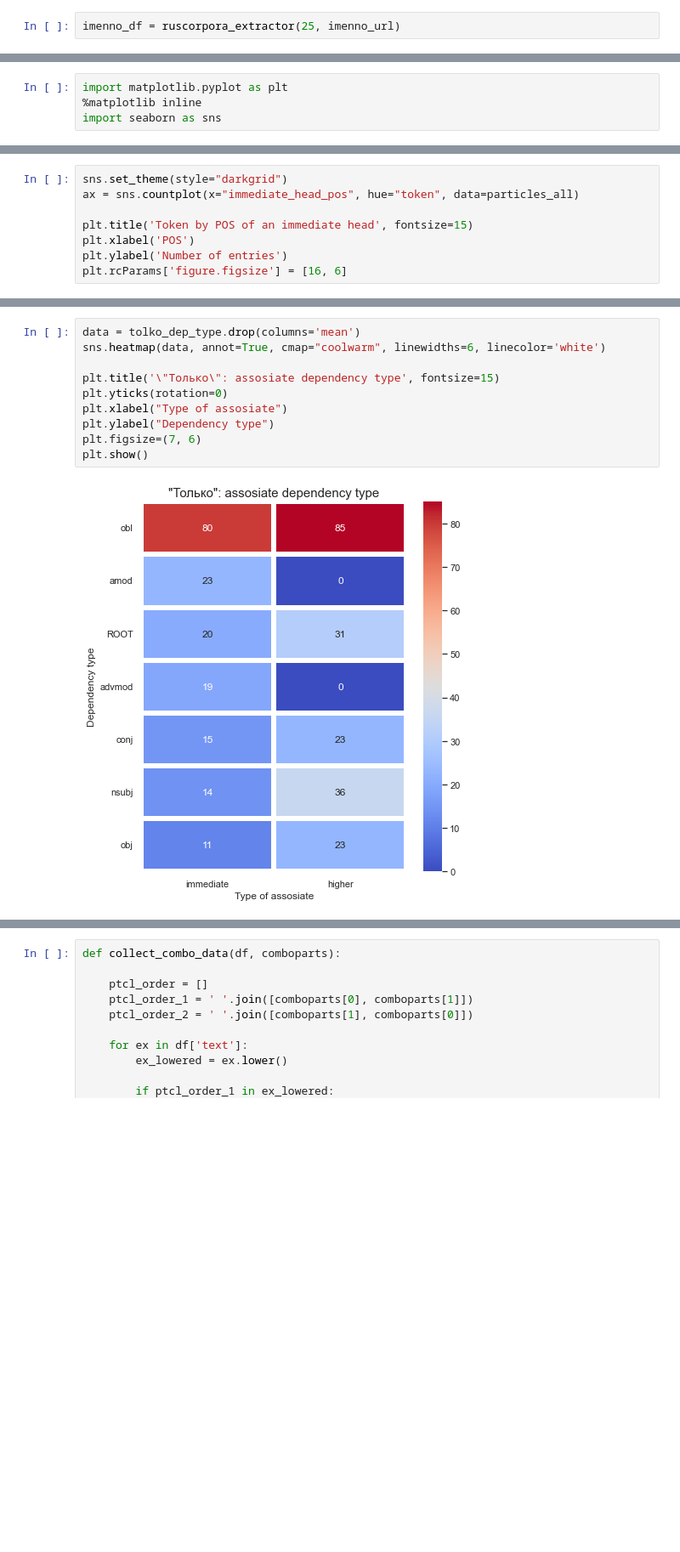
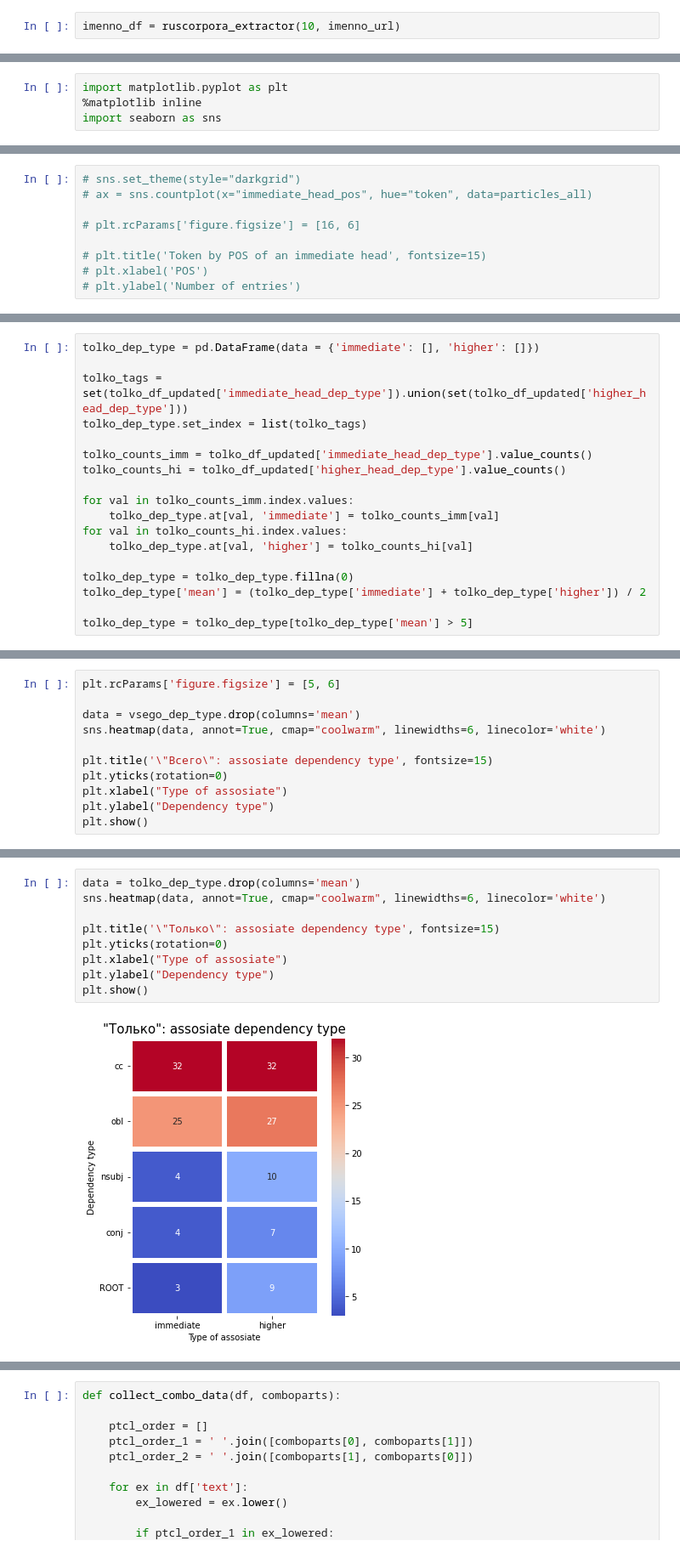
Before and after one commit to ansorox/hse-2021-datanalysis, a Jupyter notebook: fin_project/particles_project.ipynb, the cells around one changed output, grey strips where cells are left out. Shown at 85% size. Drawn from its saved outputs; the diff is of its cells as text; blank space fills up the shorter version.

```diff
--- a/fin_project/particles_project.ipynb
+++ b/fin_project/particles_project.ipynb
@@ -173,2 +165,2 @@ tolko_df = ruscorpora_extractor(25, tolko_url)
 # %%
-imenno_df = ruscorpora_extractor(25, imenno_url)
+imenno_df = ruscorpora_extractor(10, imenno_url)
@@ -411,8 +415,9 @@ len(particles_all)
 # %%
-sns.set_theme(style="darkgrid")
-ax = sns.countplot(x="immediate_head_pos", hue="token", data=particles_all)
+# sns.set_theme(style="darkgrid")
+# ax = sns.countplot(x="immediate_head_pos", hue="token", data=particles_all)
 
-plt.title('Token by POS of an immediate head', fontsize=15)
-plt.xlabel('POS')
-plt.ylabel('Number of entries')
-plt.rcParams['figure.figsize'] = [16, 6]
+# plt.rcParams['figure.figsize'] = [16, 6]
+
+# plt.title('Token by POS of an immediate head', fontsize=15)
+# plt.xlabel('POS')
+# plt.ylabel('Number of entries')
@@ -517,0 +498,18 @@ plt.show()
+# %%
+tolko_dep_type = pd.DataFrame(data = {'immediate': [], 'higher': []})
+
+tolko_tags = set(tolko_df_updated['immediate_head_dep_type']).union(set(tolko_df_updated['higher_head_dep_type']))
+tolko_dep_type.set_index = list(tolko_tags)
+
+tolko_counts_imm = tolko_df_updated['immediate_head_dep_type'].value_counts()
+tolko_counts_hi = tolko_df_updated['higher_head_dep_type'].value_counts()
+
+for val in tolko_counts_imm.index.values:
+    tolko_dep_type.at[val, 'immediate'] = tolko_counts_imm[val]
+for val in tolko_counts_hi.index.values:
+    tolko_dep_type.at[val, 'higher'] = tolko_counts_hi[val]
+
+tolko_dep_type = tolko_dep_type.fillna(0)
+tolko_dep_type['mean'] = (tolko_dep_type['immediate'] + tolko_dep_type['higher']) / 2
+
+tolko_dep_type = tolko_dep_type[tolko_dep_type['mean'] > 5]
@@ -517,0 +541,11 @@ plt.show()
+# %%
+plt.rcParams['figure.figsize'] = [5, 6]
+
+data = vsego_dep_type.drop(columns='mean')
+sns.heatmap(data, annot=True, cmap="coolwarm", linewidths=6, linecolor='white')
+
+plt.title('\"Всего\": assosiate dependency type', fontsize=15)
+plt.yticks(rotation=0)
+plt.xlabel("Type of assosiate")
+plt.ylabel("Dependency type")
+plt.show()
@@ -518,15 +554,14 @@ plt.show()
 # %%
 data = tolko_dep_type.drop(columns='mean')
 sns.heatmap(data, annot=True, cmap="coolwarm", linewidths=6, linecolor='white')
 
 plt.title('\"Только\": assosiate dependency type', fontsize=15)
 plt.yticks(rotation=0)
 plt.xlabel("Type of assosiate")
 plt.ylabel("Dependency type")
-plt.figsize=(7, 6)
 plt.show()
 # %% [output]
-[figure, old version]
+[figure, new version]
 # %%
 data = lish_dep_type.drop(columns='mean')
 sns.heatmap(data, annot=True, cmap="coolwarm", linewidths=6, linecolor='white')
```
Also changed, not shown: parts of 127 cells of this notebook.
